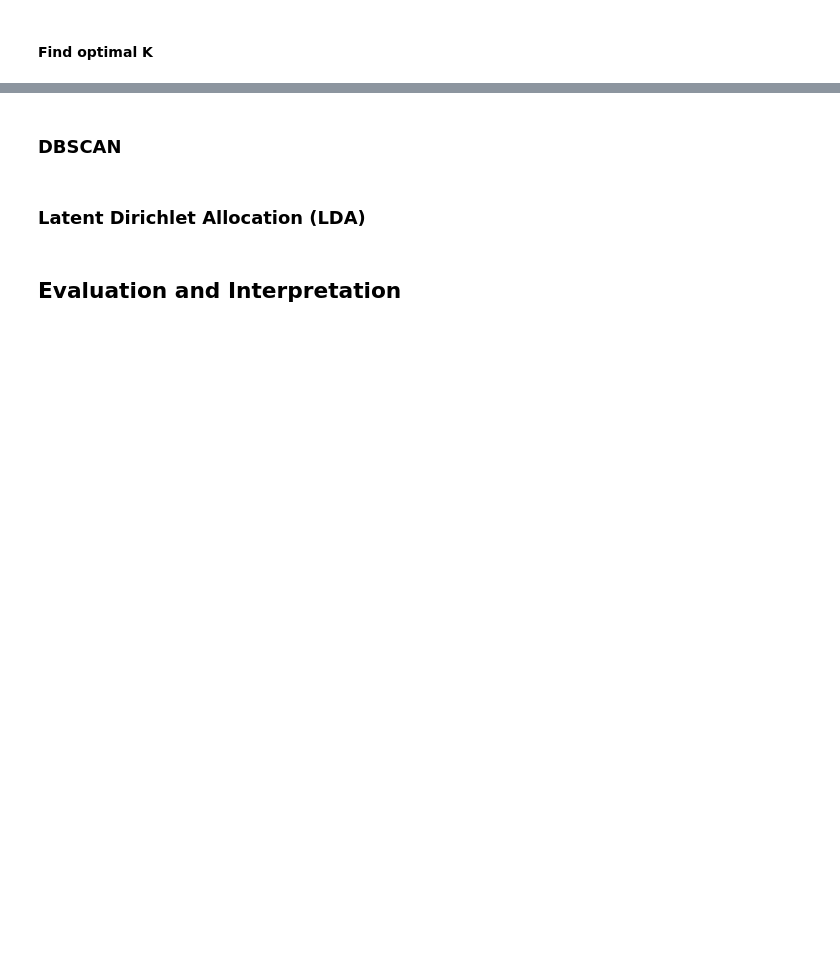
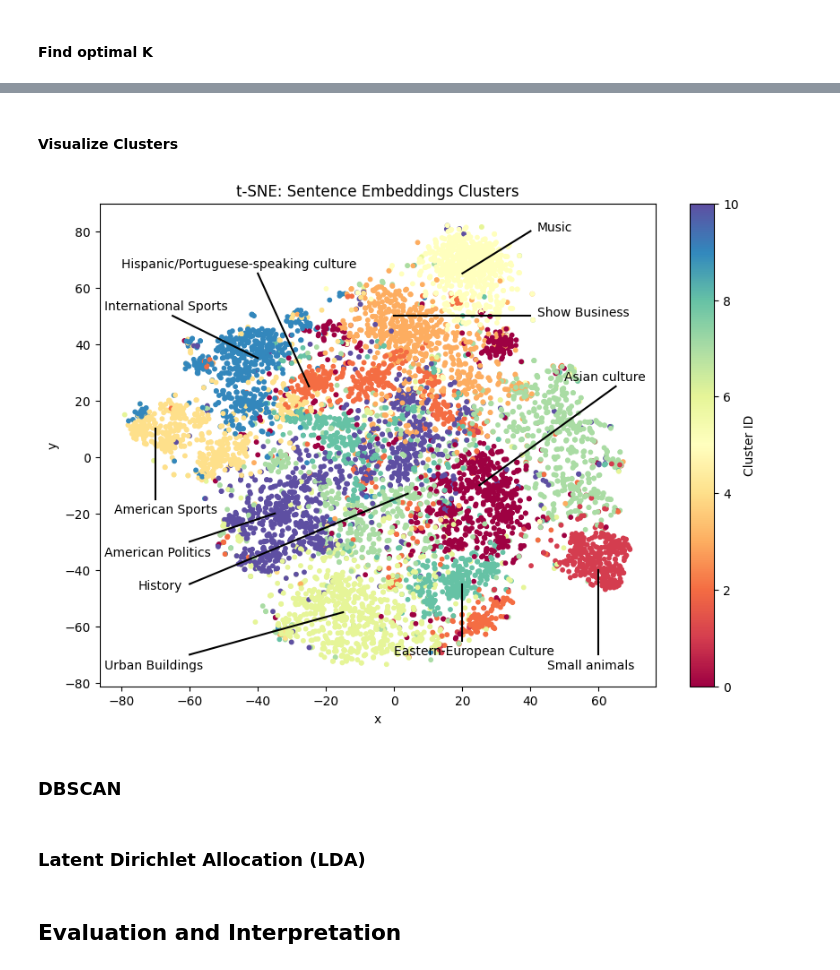
Before and after one commit to nadpierre/wiki-nlp-project, a Jupyter notebook: nlp_project.ipynb, the cells around one changed output, grey strips where cells are left out. Cells and saved outputs as stored; diff of their text form; code cells hidden in the pictures; blank space fills up the shorter version.

```diff
--- a/nlp_project.ipynb
+++ b/nlp_project.ipynb
@@ -339,0 +306,4 @@ display_k_plots(metrics_df, 'msmarco-distilbert-base-v3')
+# %%
+# Optimal k
+kmeans = KMeans(n_clusters=11, random_state=42)
+kmeans.fit(mini_emb)
@@ -339,0 +312,4 @@ display_k_plots(metrics_df, 'msmarco-distilbert-base-v3')
+# %%
+# Add labels to dataframes
+labels = kmeans.labels_
+df.insert(0, 'cluster', labels)
@@ -340,3 +497,46 @@ display_k_plots(metrics_df, 'msmarco-distilbert-base-v3')
+# %% [markdown]
+#### Visualize Clusters
+# %%
+# Feature reduction
+reducer = TSNE(n_components=2, perplexity=30, random_state=42)
+X_tsne = reducer.fit_transform(mini_emb)
+# %%
+# Visualization
+plt.figure(figsize=(10, 7))
+
+# Clusters
+scatter = plt.scatter(X_tsne[:, 0], X_tsne[:, 1], c=labels, cmap='Spectral', s=10)
+plt.title('t-SNE: Sentence Embeddings Clusters')
+plt.xlabel('x')
+plt.ylabel('y')
+plt.colorbar(scatter, label='Cluster ID')
+
+# Description
+plt.plot([25, 65], [-10, 25], 'k-')
+plt.annotate('Asian culture', xy=(50, 27))
+plt.plot([60, 60], [-70, -40],'k-')
+plt.annotate('Small animals', xy=(45, -75))
+plt.plot([-40, -25], [65, 25],'k-')
+plt.annotate('Hispanic/Portuguese-speaking culture', xy=(-80, 67))
+plt.plot([0, 40], [50, 50],'k-')
+plt.annotate('Show Business', xy=(42, 50))
+plt.plot([-70, -70], [-15, 10],'k-')
+plt.annotate('American Sports', xy=(-82, -20))
+plt.plot([20, 40], [65, 80],'k-')
+plt.annotate('Music', xy=(42, 80))
+plt.plot([-60, -15], [-70, -55],'k-')
+plt.annotate('Urban Buildings', xy=(-85, -75))
+plt.plot([-60, 4], [-45, -13],'k-')
+plt.annotate('History', xy=(-75, -47))
+plt.plot([20, 20], [-45, -65],'k-')
+plt.annotate('Eastern-European Culture', xy=(0, -70))
+plt.plot([-65, -40], [50, 35],'k-')
+plt.annotate('International Sports', xy=(-85, 52))
+plt.plot([-60, -35], [-30, -20],'k-')
+plt.annotate('American Politics', xy=(-85, -35))
+plt.show()
+# %% [output]
+[figure, added]
 # %% [markdown]
 ### DBSCAN
 # %% [markdown]
```
Also changed, not shown: parts of 32 cells of this notebook, 1 other file.
